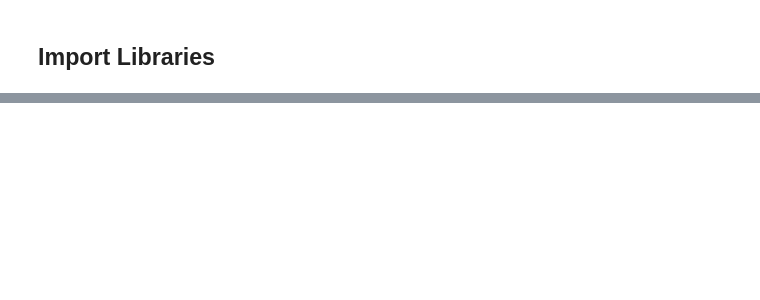
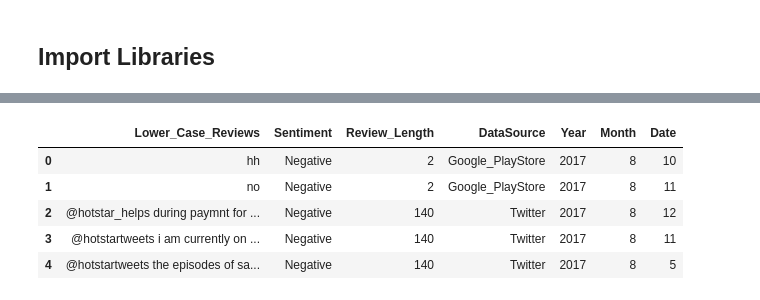
Before and after one commit to meghrajkonduskar/Sentiment-Analysis-Hotstar-Review, a Jupyter notebook: Sentiment-Analysis-Hotstar-Review.ipynb, the cells around one changed output, grey strips where cells are left out. Saved outputs shown, nothing was run; the diff lists cells and outputs as text; code cells hidden in the pictures; blank space fills up the shorter version.

```diff
--- a/Sentiment-Analysis-Hotstar-Review.ipynb
+++ b/Sentiment-Analysis-Hotstar-Review.ipynb
@@ -29,0 +47,10 @@ df.head()
+# %%
+df = data.iloc[:,4:]
+df.head()
+# %% [output]
+|  | Lower_Case_Reviews | Sentiment | Review_Length | DataSource | Year | Month | Date |
+| 0 | hh | Negative | 2 | Google_PlayStore | 2017 | 8 | 10 |
+| 1 | no | Negative | 2 | Google_PlayStore | 2017 | 8 | 11 |
+| 2 | @hotstar_helps during paymnt for ... | Negative | 140 | Twitter | 2017 | 8 | 12 |
+| 3 | @hotstartweets i am currently on ... | Negative | 140 | Twitter | 2017 | 8 | 11 |
+| 4 | @hotstartweets the episodes of sa... | Negative | 140 | Twitter | 2017 | 8 | 5 |
```
Also changed, not shown: parts of 47 cells of this notebook, 2 other files.
